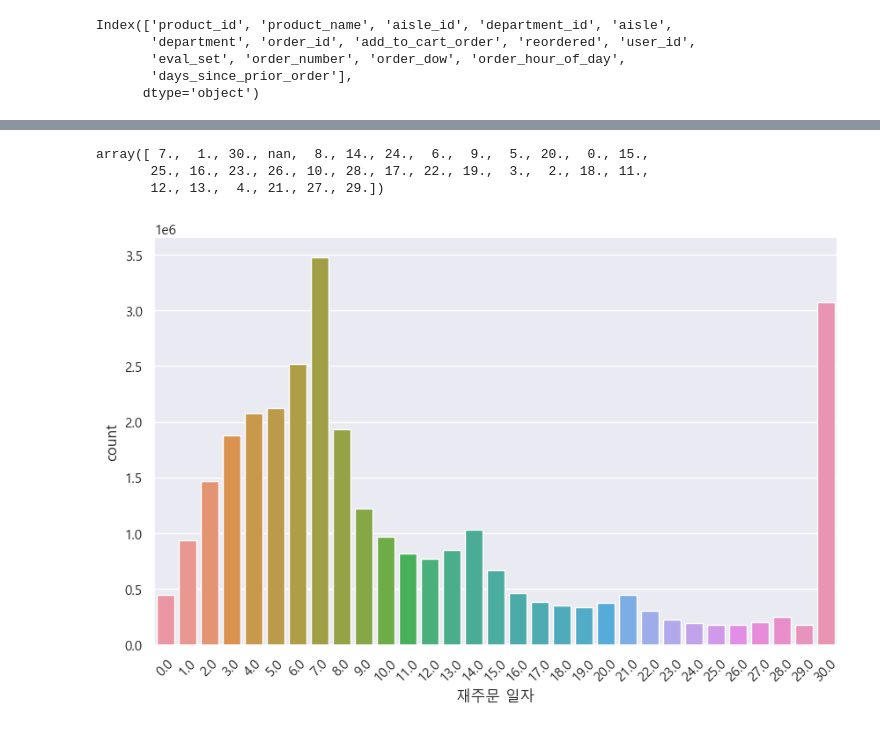
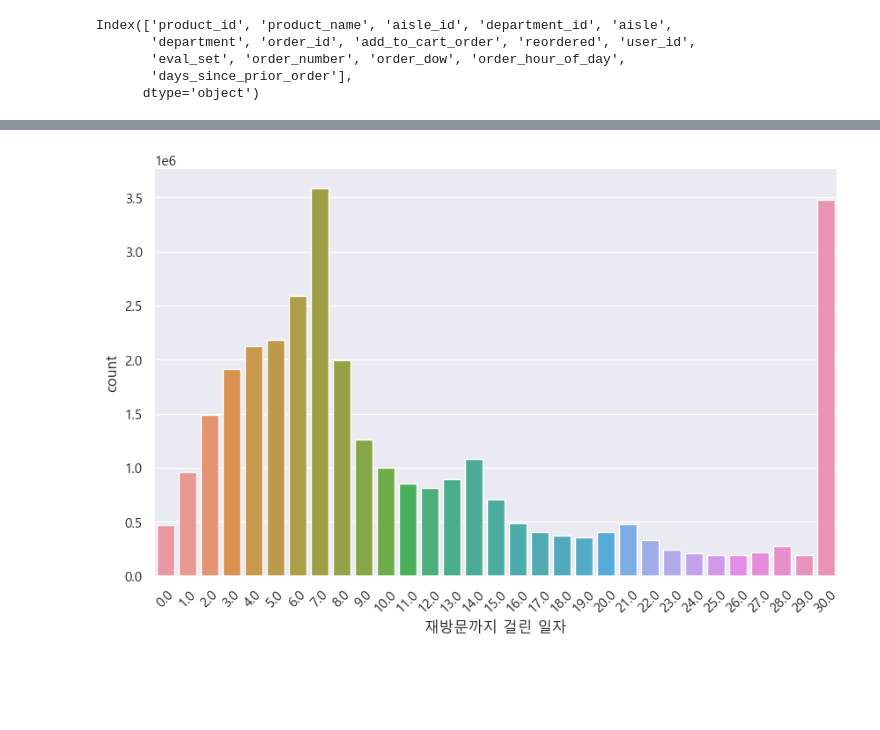
Before and after one commit to leejaesang6098/aiffel_study, a Jupyter notebook: 0925~dataton/1_proto.ipynb, the cells around one changed output, grey strips where cells are left out. Cells and saved outputs as stored; diff of their text form; code cells hidden in the pictures; blank space fills up the shorter version.

```diff
--- a/0925~dataton/1_proto.ipynb
+++ b/0925~dataton/1_proto.ipynb
@@ -147,4 +229,5 @@ order_total.head()
 # %%
-df = pd.merge(item_info, order_total, on="product_id")
+df = pd.merge(item_info, ot, on="product_id")
+print(df.shape)
 df
 # %% [output]
@@ -163,0 +248,4 @@ df
+# %%
+df = pd.merge(df, order, on='order_id')
+print(df.shape)
+df
@@ -189,5 +312,5 @@ Index(['product_id', 'product_name', 'aisle_id', 'department_id', 'aisle',
        'days_since_prior_order'],
       dtype='object')
 # %%
-df.rename(columns={'product_id' : '제품번호', 'product_name' : '제품명', 'aisle_id' : '통로번호', 'department_id': '부서번호', 'department' : '카테고리', 'aisle' : '통로이름', 'order_id': '주문번호'}, inplace = True)
-df.head()
+# df.rename(columns={'product_id' : '제품번호', 'product_name' : '제품명', 'aisle_id' : '통로번호', 'department_id': '부서번호', 'department' : '카테고리', 'aisle' : '통로이름', 'order_id': '주문번호'}, inplace = True)
+# df.head()
@@ -201,4 +316,0 @@ df.head()
-# %%
-df = df.drop(['제품번호','통로번호','부서번호'], axis = 1)
-df.head()
-df.shape
@@ -223,15 +317,10 @@ Name: days_since_prior_order, Length: 206209, dtype: float64
-# %%
-# 실수가 아닌 정수형들임
-df['days_since_prior_order'].unique()
-# %% [output]
-array([ 7.,  1., 30., nan,  8., 14., 24.,  6.,  9.,  5., 20.,  0., 15.,
-       25., 16., 23., 26., 10., 28., 17., 22., 19.,  3.,  2., 18., 11.,
-       12., 13.,  4., 21., 27., 29.])
 # %%
 plt.figure(figsize=(10, 6))
+
 sns.countplot(data = df, x = 'days_since_prior_order')
-plt.xlabel('재주문 일자')
+plt.xlabel('재방문까지 걸린 일자')
 plt.xticks(rotation=45)
+
 plt.show()
 # %% [output]
-[figure, old version]
+[figure, new version]
```
Also changed, not shown: parts of 27 cells of this notebook.
